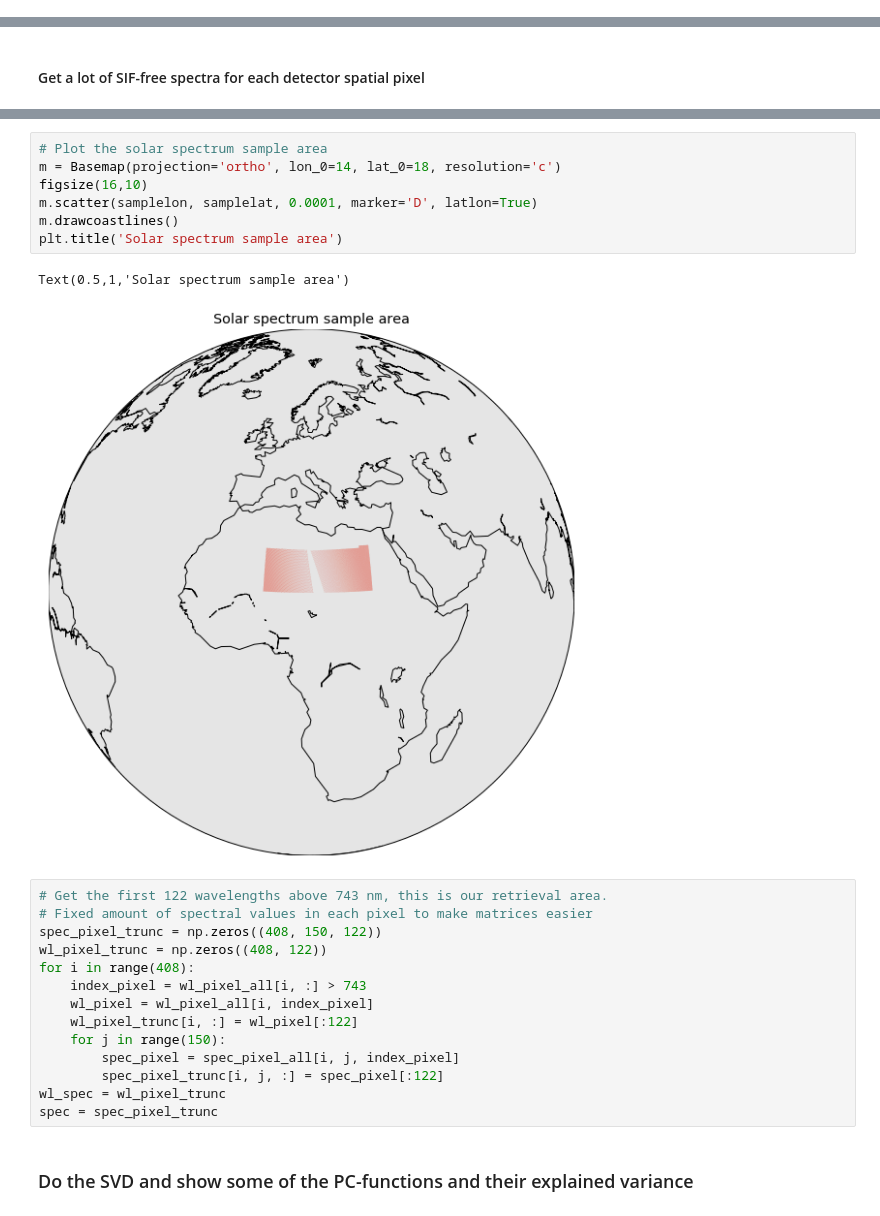
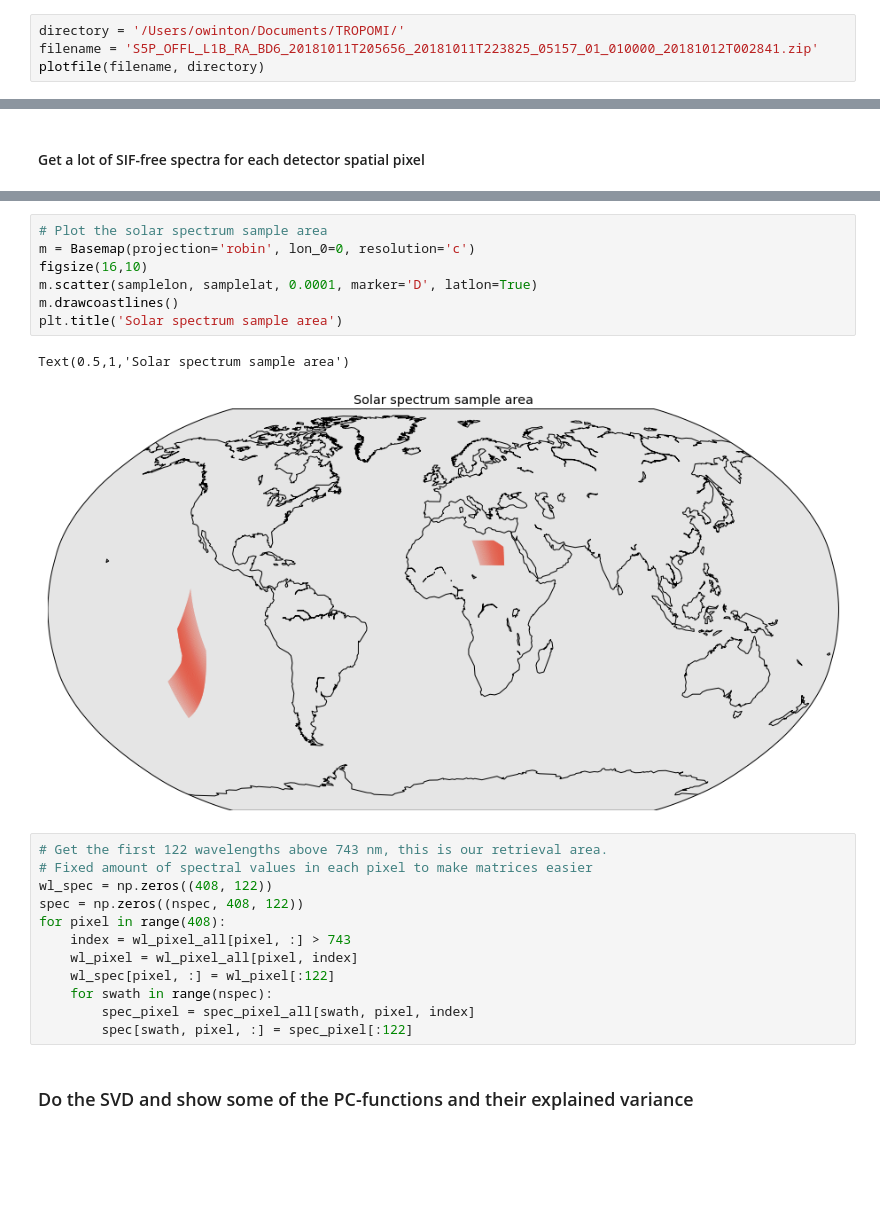
Before and after one commit to cfranken/ESE156, a Jupyter notebook: projects/TROPOMI PROJECT.ipynb, the cells around one changed output, grey strips where cells are left out. Cells and saved outputs as stored; diff of their text form; blank space fills up the shorter version.

```diff
--- a/projects/TROPOMI PROJECT.ipynb
+++ b/projects/TROPOMI PROJECT.ipynb
@@ -16,3 +74,7 @@ f = h5.File('/Users/owinton/Documents/TROPOMI/PS_SIF_map.h5','r')
 SIF_spec = f['SIF_shape'][:]
 SIF_wl = f['wlGrid'][:]
 f.close()
+# %%
+directory = '/Users/owinton/Documents/TROPOMI/'
+filename = 'S5P_OFFL_L1B_RA_BD6_20181011T205656_20181011T223825_05157_01_010000_20181012T002841.zip'
+plotfile(filename, directory)
@@ -64,27 +136,25 @@ Current progress 407  spectra
 # %%
 # Plot the solar spectrum sample area
-m = Basemap(projection='ortho', lon_0=14, lat_0=18, resolution='c')
+m = Basemap(projection='robin', lon_0=0, resolution='c')
 figsize(16,10)
 m.scatter(samplelon, samplelat, 0.0001, marker='D', latlon=True)
 m.drawcoastlines()
 plt.title('Solar spectrum sample area')
 # %% [output]
 Text(0.5,1,'Solar spectrum sample area')
-[figure, old version]
+[figure, new version]
 # %%
 # Get the first 122 wavelengths above 743 nm, this is our retrieval area.
 # Fixed amount of spectral values in each pixel to make matrices easier
-spec_pixel_trunc = np.zeros((408, 150, 122))
-wl_pixel_trunc = np.zeros((408, 122))
-for i in range(408):
-    index_pixel = wl_pixel_all[i, :] > 743
-    wl_pixel = wl_pixel_all[i, index_pixel]
-    wl_pixel_trunc[i, :] = wl_pixel[:122]
-    for j in range(150):
-        spec_pixel = spec_pixel_all[i, j, index_pixel]
-        spec_pixel_trunc[i, j, :] = spec_pixel[:122]
-wl_spec = wl_pixel_trunc
-spec = spec_pixel_trunc
+wl_spec = np.zeros((408, 122))
+spec = np.zeros((nspec, 408, 122))
+for pixel in range(408):
+    index = wl_pixel_all[pixel, :] > 743
+    wl_pixel = wl_pixel_all[pixel, index]
+    wl_spec[pixel, :] = wl_pixel[:122]
+    for swath in range(nspec):
+        spec_pixel = spec_pixel_all[swath, pixel, index]
+        spec[swath, pixel, :] = spec_pixel[:122]
 # %% [markdown]
 ### Do the SVD and show some of the PC-functions and their explained variance
 # %%
```
Also changed, not shown: parts of 29 cells of this notebook.
